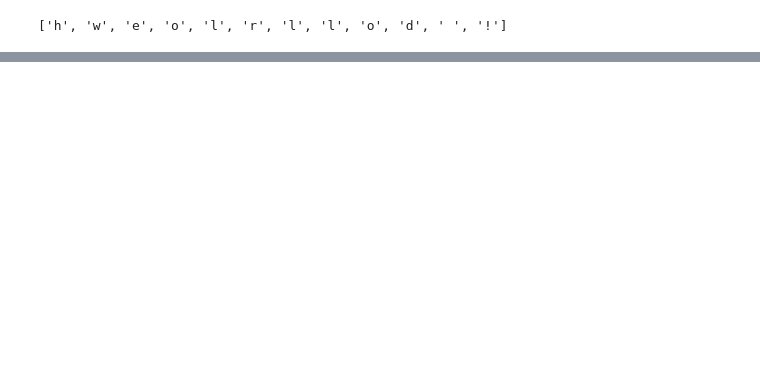
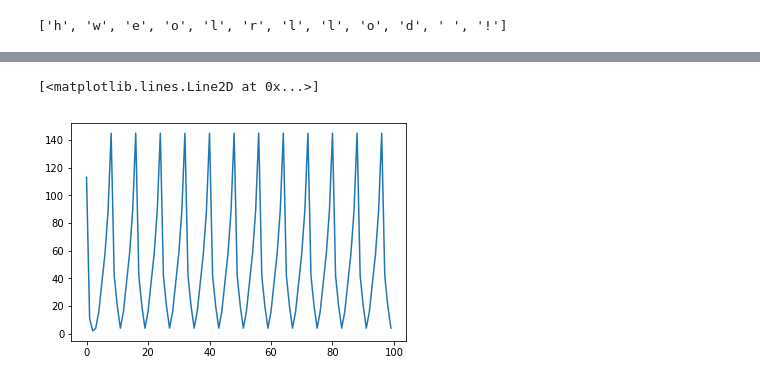
Before and after one commit to vikipedia/python-trainings, a Jupyter notebook: foundation/Adventures In Iterations.ipynb, the cells around one changed output, grey strips where cells are left out. Saved outputs shown, nothing was run; the diff lists cells and outputs as text; code cells hidden in the pictures; blank space fills up the shorter version.

```diff
--- a/foundation/Adventures In Iterations.ipynb
+++ b/foundation/Adventures In Iterations.ipynb
@@ -192,0 +374,6 @@ SSQi(25, 17)
+# %%
+ssq78 = SSQi_(78)
+plt.plot(take(ssq78,100))
+# %% [output]
+[<matplotlib.lines.Line2D at 0x...>]
+[figure, added]
```
Also changed, not shown: parts of 60 cells of this notebook.
